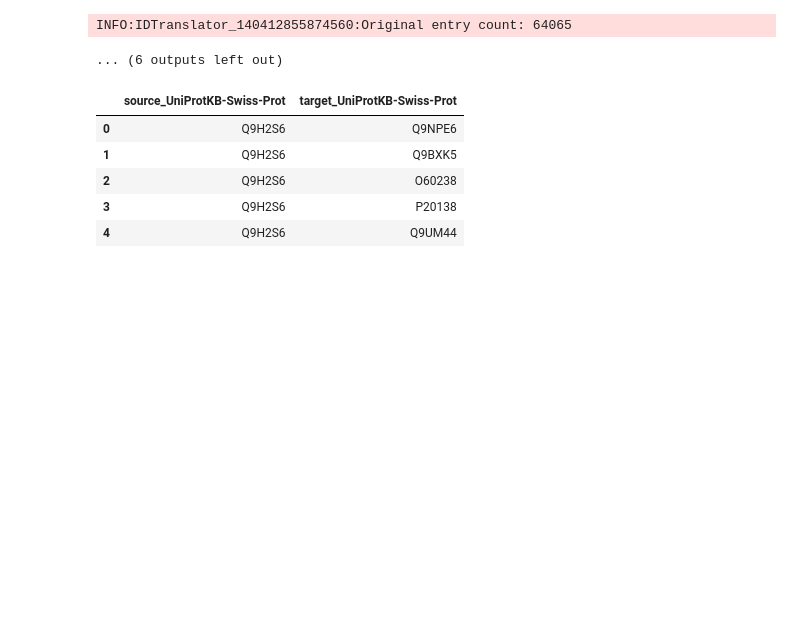
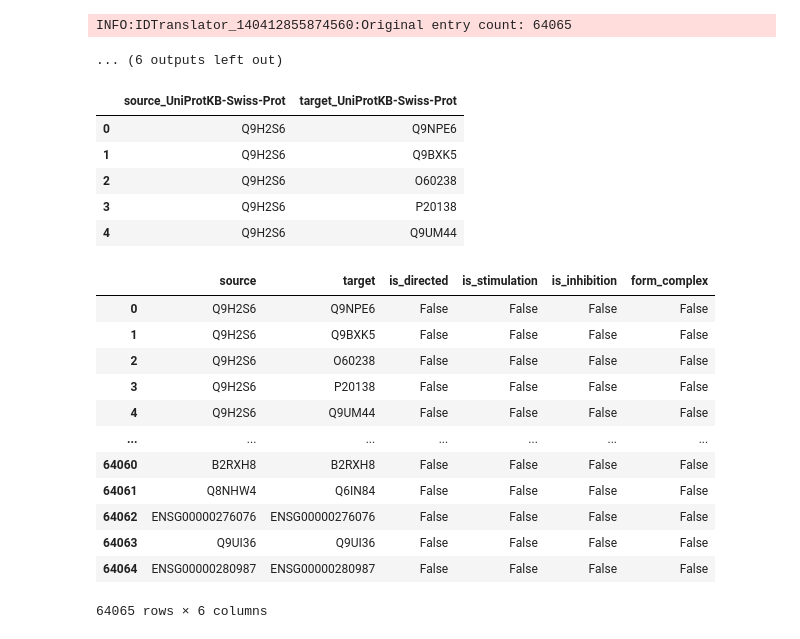
Before and after one commit to sysbio-curie/Neko, a Jupyter notebook: notebooks/2_add_resources.ipynb, the cells around one changed output. Drawn from its saved outputs; the diff is of its cells as text; code cells hidden in the pictures; blank space fills up the shorter version.

```diff
--- a/notebooks/2_add_resources.ipynb
+++ b/notebooks/2_add_resources.ipynb
@@ -194,6 +209,8 @@ huri.head()
 | 2 | Q9H2S6 | O60238 |
 | 3 | Q9H2S6 | P20138 |
 | 4 | Q9H2S6 | Q9UM44 |
+# %%
+resources = Universe()
 # %%
 mapping = {"source_UniProtKB-Swiss-Prot": "source", "target_UniProtKB-Swiss-Prot": "target"}
-resources.add_database(huri, column_mapping=mapping,  reset_index=True)
+resources.add_resources(huri, columns=mapping,  reset_index=True)
@@ -200,3 +219,19 @@ resources.add_database(huri, column_mapping=mapping,  reset_index=True)
+# %%
+resources.interactions
+# %% [output]
+|  | source | target | is_directed | is_stimulation | is_inhibition | form_complex |
+| 0 | Q9H2S6 | Q9NPE6 | False | False | False | False |
+| 1 | Q9H2S6 | Q9BXK5 | False | False | False | False |
+| 2 | Q9H2S6 | O60238 | False | False | False | False |
+| 3 | Q9H2S6 | P20138 | False | False | False | False |
+| 4 | Q9H2S6 | Q9UM44 | False | False | False | False |
+| ... | ... | ... | ... | ... | ... | ... |
+| 64060 | B2RXH8 | B2RXH8 | False | False | False | False |
+| 64061 | Q8NHW4 | Q6IN84 | False | False | False | False |
+| 64062 | ENSG00000276076 | ENSG00000276076 | False | False | False | False |
+| 64063 | Q9UI36 | Q9UI36 | False | False | False | False |
+| 64064 | ENSG00000280987 | ENSG00000280987 | False | False | False | False |
+64065 rows × 6 columns
 # %%
 genes = ["CD33", "TNMD", "AMIGO1"]
 # %%
```
Also changed, not shown: parts of 11 cells of this notebook, 15 other files.
